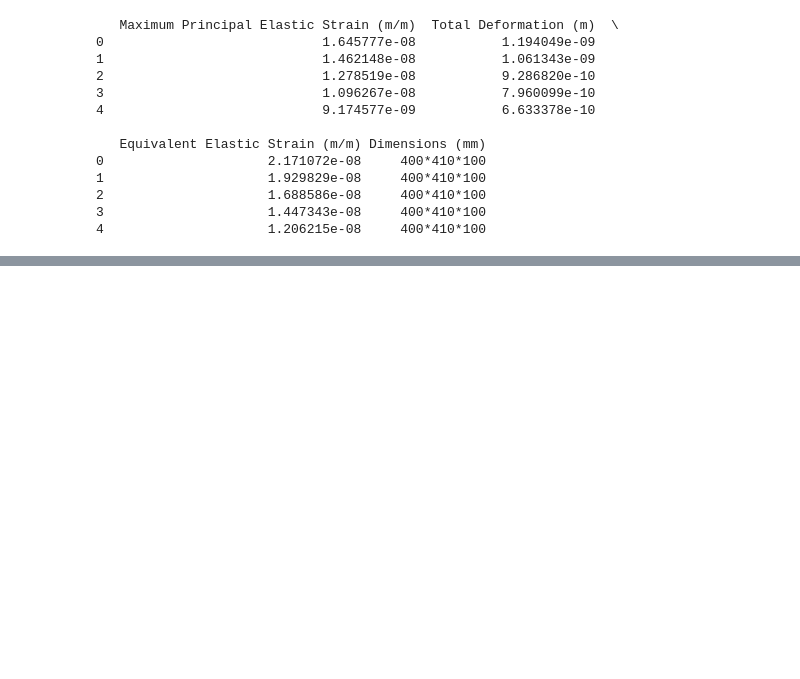
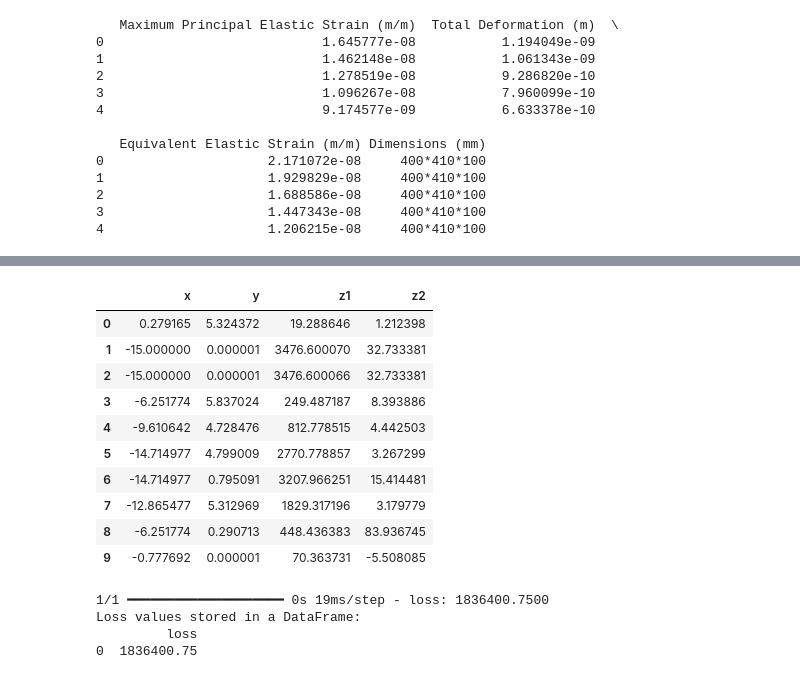
Before and after one commit to ScoutCodes/SMILE, a Jupyter notebook: NMO.ipynb, the cells around one changed output, grey strips where cells are left out. Cells and saved outputs as stored; diff of their text form; code cells hidden in the pictures; blank space fills up the shorter version.

```diff
--- a/NMO.ipynb
+++ b/NMO.ipynb
@@ -193,0 +352,11 @@ best_model.fit(X_scaled, df[['z1', 'z2']], epochs=result.x[5], batch_size=result
+# %%
+# Displaying results
+print("Pareto-optimal solutions (inputs):")
+print(pareto_set)
+print("Pareto-optimal solutions (outputs):")
+print(pareto_front)
+
+# Choose the next samples based on Pareto-optimal solutions
+next_samples = pd.DataFrame(pareto_set, columns=['x', 'y'])
+next_samples["z1"] = pareto_front[:, 0]
+next_samples["z2"] = pareto_front[:, 1]
@@ -193,0 +405,40 @@ best_model.fit(X_scaled, df[['z1', 'z2']], epochs=result.x[5], batch_size=result
+# %%
+actual_values = branin(next_samples['x'], next_samples['y'])
+actual_values2 = currin(next_samples['x'], next_samples['y'])
+
+validated_values = pd.DataFrame(actual_values, columns=['z1'])
+validated_values["z2"] = actual_values2
+
+validated_values = pd.concat([next_samples[['x', 'y']], validated_values], axis=1)
+validated_values
+# %% [output]
+|  | x | y | z1 | z2 |
+| 0 | 0.279165 | 5.324372 | 19.288646 | 1.212398 |
+| 1 | -15.000000 | 0.000001 | 3476.600070 | 32.733381 |
+| 2 | -15.000000 | 0.000001 | 3476.600066 | 32.733381 |
+| 3 | -6.251774 | 5.837024 | 249.487187 | 8.393886 |
+| 4 | -9.610642 | 4.728476 | 812.778515 | 4.442503 |
+| 5 | -14.714977 | 4.799009 | 2770.778857 | 3.267299 |
+| 6 | -14.714977 | 0.795091 | 3207.966251 | 15.414481 |
+| 7 | -12.865477 | 5.312969 | 1829.317196 | 3.179779 |
+| 8 | -6.251774 | 0.290713 | 448.436383 | 83.936745 |
+| 9 | -0.777692 | 0.000001 | 70.363731 | -5.508085 |
+# %%
+loss = best_model.evaluate(X_new_scaled, validated_values[['z1', 'z2']])
+
+loss_values = []
+
+# Store the loss value in the list
+loss_values.append(loss)
+
+# Convert the list to a DataFrame
+loss_df = pd.DataFrame(loss_values, columns=['loss'])
+
+# Print the DataFrame
+print("Loss values stored in a DataFrame:")
+print(loss_df)
+# %% [output]
+1/1 ━━━━━━━━━━━━━━━━━━━━ 0s 19ms/step - loss: 1836400.7500
+Loss values stored in a DataFrame:
+         loss
+0  1836400.75
```
Also changed, not shown: parts of 12 cells of this notebook, 1 other file.
